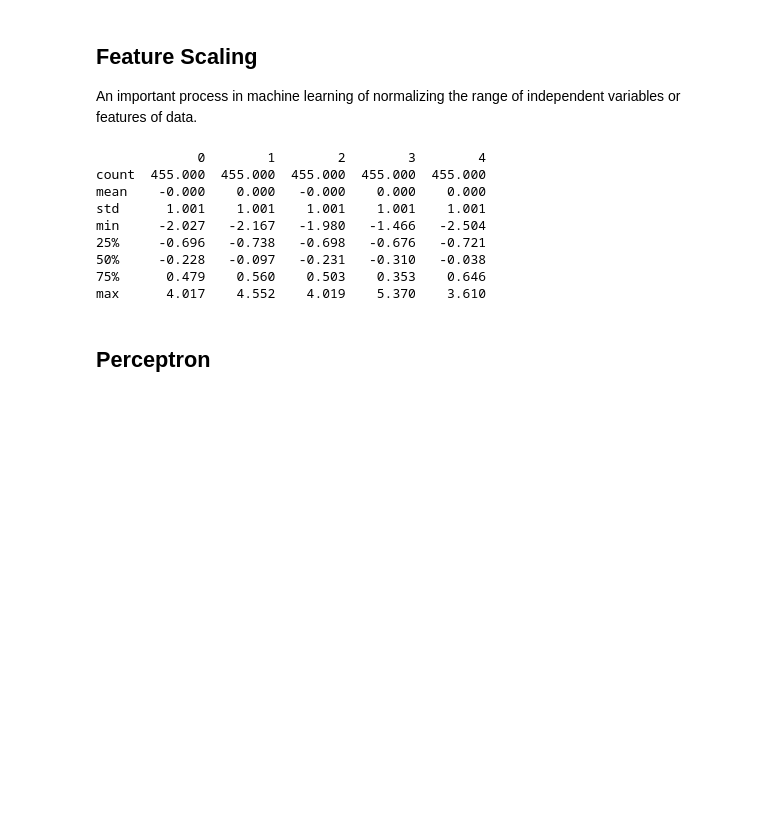
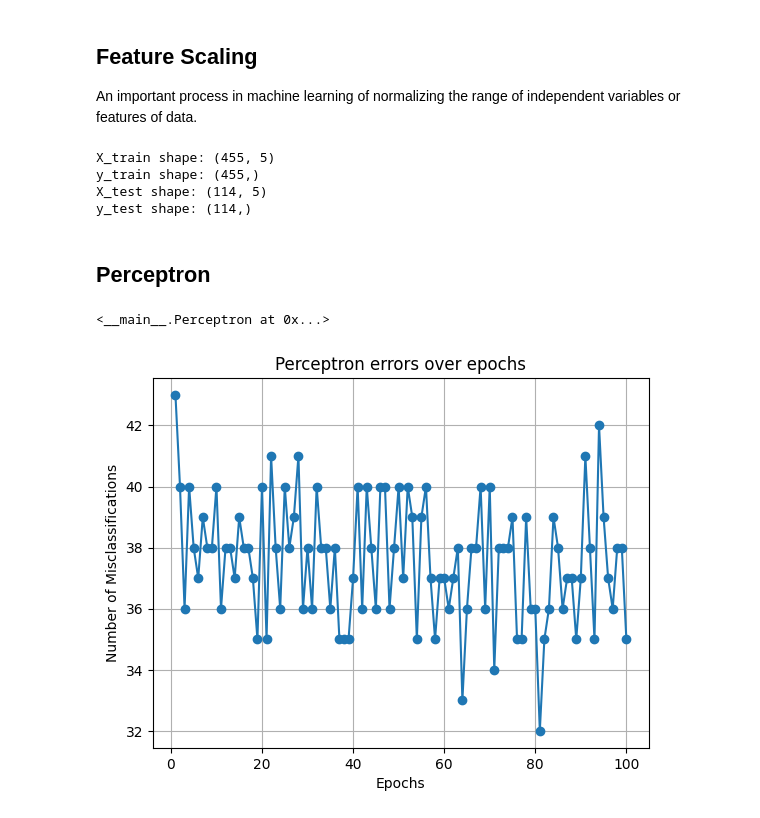
Before and after one commit to AngelX62/Comparing-ML-Models, a Jupyter notebook: main.ipynb, the cells around one changed output. Saved outputs shown, nothing was run; the diff lists cells and outputs as text; code cells hidden in the pictures; blank space fills up the shorter version.

Commit message:
Created a perceptron model

```diff
--- a/main.ipynb
+++ b/main.ipynb
@@ -128,18 +129,17 @@ X_test = scaler.transform(X_train)
 # %%
 # Convert to dataframe for inspection of statistics
-X_train = pd.DataFrame(X_train)
+#X_train = pd.DataFrame(X_train)
 # Verify mean is close to 0 and std close to 1
-print(X_train.describe().round(3))
+#print(X_train.describe().round(3))
+print(f"X_train shape: {X_train.shape}")
+print(f"y_train shape: {y_train.shape}")
+print(f"X_test shape: {X_test.shape}")
+print(f"y_test shape: {y_test.shape}")
 # %% [output]
-             0        1        2        3        4
-count  455.000  455.000  455.000  455.000  455.000
-mean    -0.000    0.000   -0.000    0.000    0.000
-std      1.001    1.001    1.001    1.001    1.001
-min     -2.027   -2.167   -1.980   -1.466   -2.504
-25%     -0.696   -0.738   -0.698   -0.676   -0.721
-50%     -0.228   -0.097   -0.231   -0.310   -0.038
-75%      0.479    0.560    0.503    0.353    0.646
-max      4.017    4.552    4.019    5.370    3.610
+X_train shape: (455, 5)
+y_train shape: (455,)
+X_test shape: (114, 5)
+y_test shape: (114,)
 # %% [markdown]
 ## Perceptron
 # %%
@@ -165,0 +205,14 @@ class Perceptron:
+# %%
+ppn = Perceptron(eta=0.01, n_iters=100)
+# %%
+ppn.fit(X_train, y_train)
+# %% [output]
+<__main__.Perceptron at 0x...>
+# %%
+plt.plot(range(1, len(ppn.errors) + 1), ppn.errors, marker='o')
+plt.title('Perceptron errors over epochs')
+plt.xlabel('Epochs')
+plt.ylabel('Number of Misclassifications')
+plt.grid(True)
+# %% [output]
+[figure, added]
```
Also changed, not shown: parts of 15 cells of this notebook.
